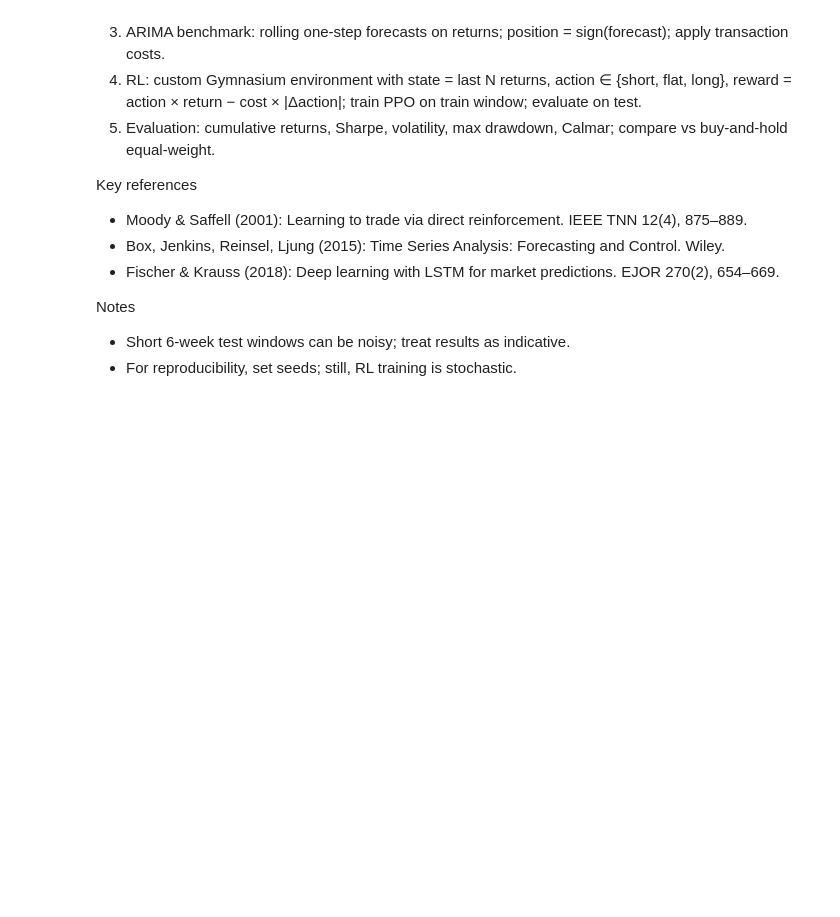
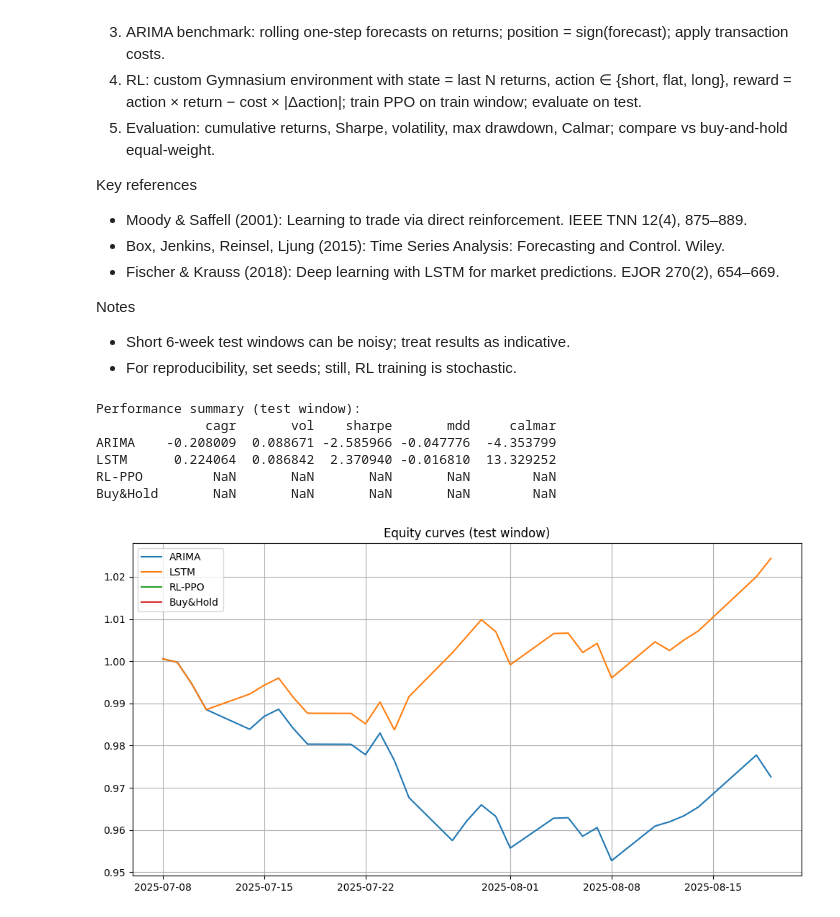
Before and after one commit to ma-nu03/FinSearch-Deep-RL, a Jupyter notebook: python_stock.ipynb, the cells around one changed output. Drawn from its saved outputs; the diff is of its cells as text; code cells hidden in the pictures; blank space fills up the shorter version.

Commit message:
arima works

```diff
--- a/python_stock.ipynb
+++ b/python_stock.ipynb
@@ -128,21 +128,21 @@ def backtest_sign_forecast(forecast: pd.Series, realized: pd.Series, cost=TRANS_
     return BTResult(returns=ret, equity=eq, metrics=compute_metrics(ret))
 
 # -------------- ARIMA Benchmark --------------
-# Fit on train_r, roll a one-step forecast through test
 arima_orders = (1,0,1)
 try:
-    arima_model = ARIMA(train_r, order=arima_orders).fit()
     arima_forecasts = []
     hist = train_r.copy()
     for t in test_r.index:
-        fc = ARIMA(hist, order=arima_orders).fit().forecast(steps=1)[0]
+        model = ARIMA(hist, order=arima_orders).fit()
+        fc_series = model.forecast(steps=1)
+        fc = float(fc_series.iloc[0])  # Use .iloc[0] for positional indexing
         arima_forecasts.append((t, fc))
-        hist = pd.concat([hist, pd.Series(test_r.loc[t], index=[t])])
-    arima_fc_series = pd.Series({t:v for t,v in arima_forecasts})
+        hist = pd.concat([hist, pd.Series([test_r.loc[t]], index=[t])])
+    arima_fc_series = pd.Series(dict(arima_forecasts))
     arima_bt = backtest_sign_forecast(arima_fc_series, test_r)
 except Exception as e:
     arima_fc_series, arima_bt = pd.Series(index=test_r.index, dtype=float), None
-    print(f"ARIMA failed: {e}")
+    print(f"ARIMA failed: {type(e).__name__}: {e}")
 
 # -------------- LSTM Benchmark --------------
 class LSTMReg(nn.Module):
@@ -262,30 +262,38 @@ for _ in range(test_env.lookback, len(rl_test)):
 
 rl_returns = pd.Series(rl_returns, index=idxs)
 rl_equity = (1+rl_returns).cumprod()
 rl_metrics = compute_metrics(rl_returns)
 
 # -------------- Buy & Hold baseline --------------
 bh_returns = rl_test.iloc[test_env.lookback:]
 bh_equity = (1+bh_returns).cumprod()
 bh_metrics = compute_metrics(bh_returns)
 
 # -------------- Results: Summary & Plots --------------
 results = {
     "ARIMA": arima_bt.metrics if arima_bt else {k: np.nan for k in ["cagr","vol","sharpe","mdd","calmar"]},
     "LSTM": lstm_bt.metrics,
     "RL-PPO": rl_metrics,
     "Buy&Hold": bh_metrics,
 }
 
 summary = pd.DataFrame(results).T
 print("Performance summary (test window):")
 print(summary)
 
 plt.figure(figsize=(12,6))
 if arima_bt:
     plt.plot(arima_bt.equity, label="ARIMA")
 plt.plot(lstm_bt.equity, label="LSTM")
 plt.plot(rl_equity, label="RL-PPO")
 plt.plot(bh_equity, label="Buy&Hold")
 plt.legend(); plt.title("Equity curves (test window)"); plt.grid(True)
 plt.show()
+# %% [output]
+Performance summary (test window):
+              cagr       vol    sharpe       mdd     calmar
+ARIMA    -0.208009  0.088671 -2.585966 -0.047776  -4.353799
+LSTM      0.224064  0.086842  2.370940 -0.016810  13.329252
+RL-PPO         NaN       NaN       NaN       NaN        NaN
+Buy&Hold       NaN       NaN       NaN       NaN        NaN
+[figure, added]
```
